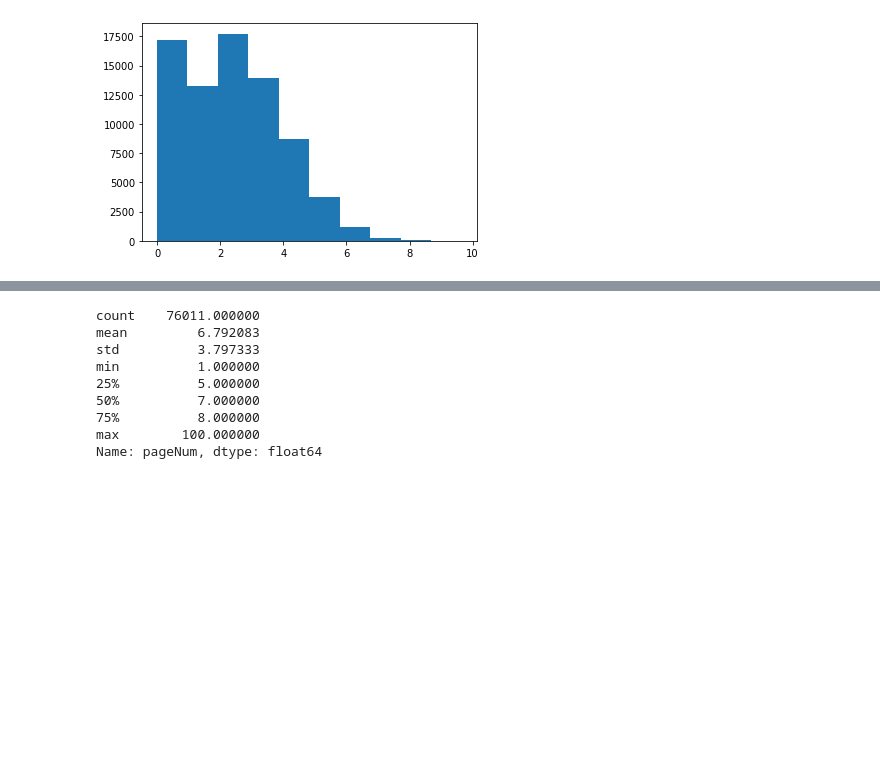
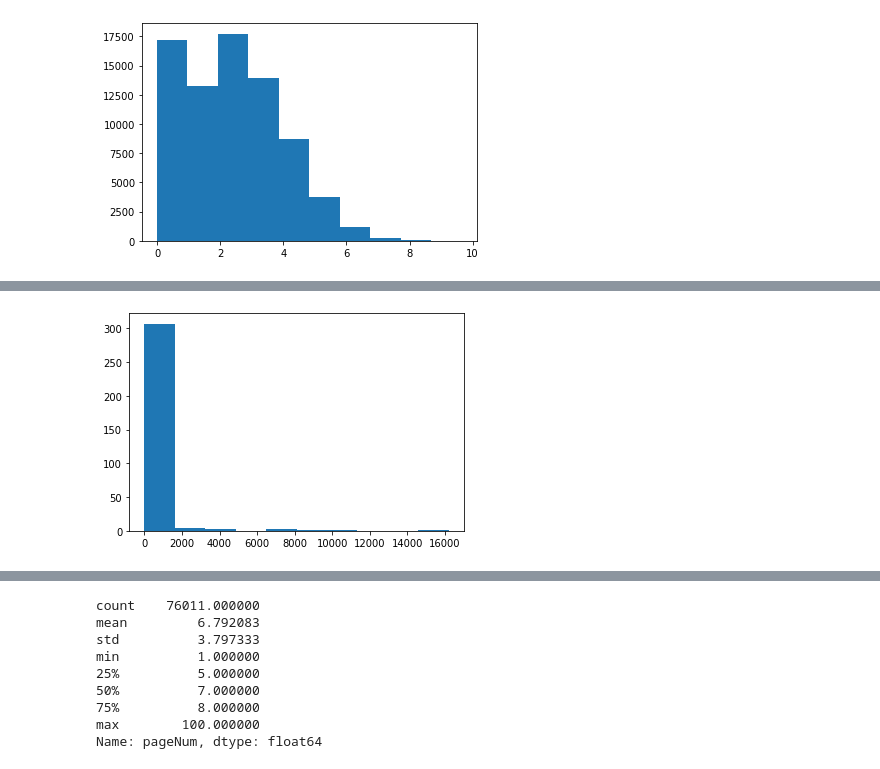
Before and after one commit to TheaperDeng/SI671-project, a Jupyter notebook: SI671Proj.ipynb, the cells around one changed output, grey strips where cells are left out. Drawn from its saved outputs; the diff is of its cells as text; code cells hidden in the pictures; blank space fills up the shorter version.

```diff
--- a/SI671Proj.ipynb
+++ b/SI671Proj.ipynb
@@ -62,0 +81,7 @@ def castInt(x):
+# %%
+ctn=Counter(df['page_end'] - df['page_start'])
+# %%
+plt.hist([ctn[k] for k in ctn])
+plt.show()
+# %% [output]
+[figure, added]
```
Also changed, not shown: parts of 10 cells of this notebook.
